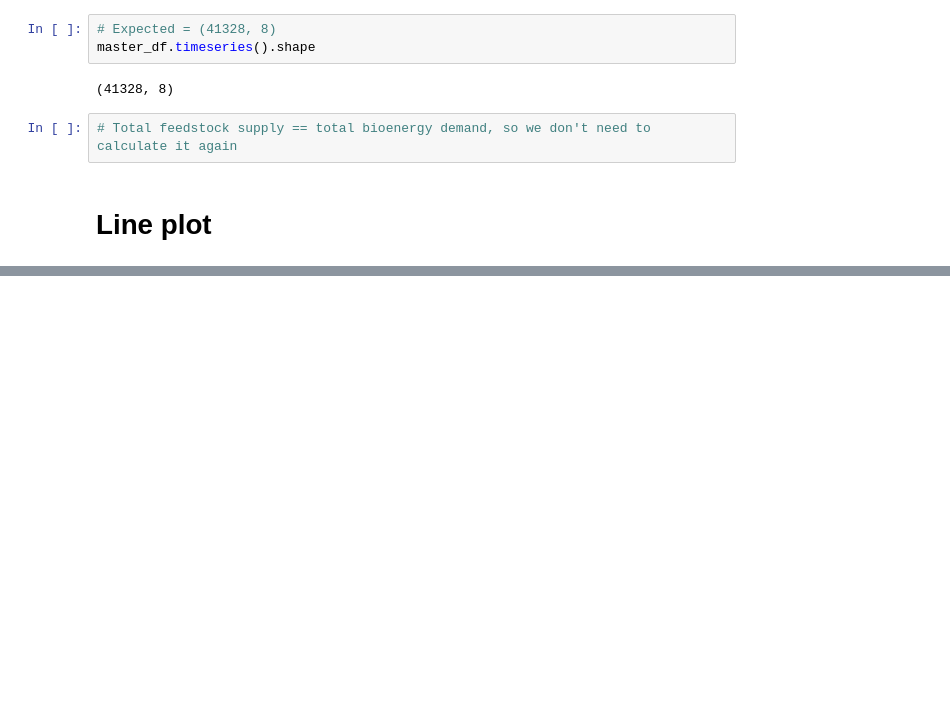
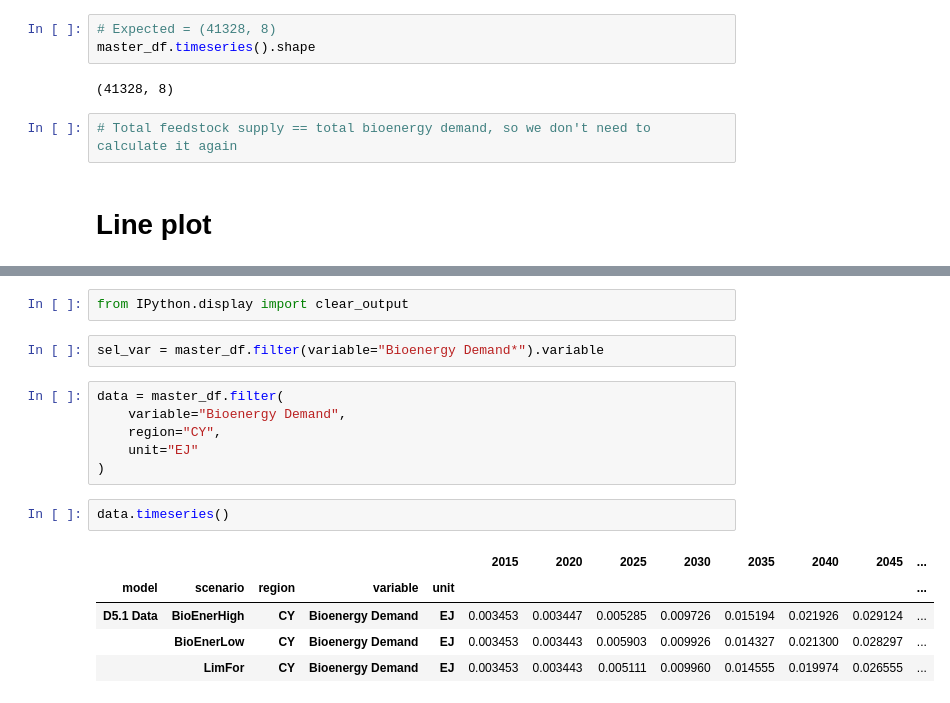
Before and after one commit to firzari/forest_data_analysis, a Jupyter notebook: notebook/D5.1_line_plot_sectoral_demand.ipynb, the cells around one changed output, grey strips where cells are left out. Saved outputs shown, nothing was run; the diff lists cells and outputs as text; blank space fills up the shorter version.

```diff
--- a/notebook/D5.1_line_plot_sectoral_demand.ipynb
+++ b/notebook/D5.1_line_plot_sectoral_demand.ipynb
@@ -132,3 +145,21 @@ for v in sel_var:
 [figure]
 [figure]
 [figure]
+# %%
+from IPython.display import clear_output
+# %%
+sel_var = master_df.filter(variable="Bioenergy Demand*").variable
+# %%
+data = master_df.filter(
+    variable="Bioenergy Demand",
+    region="CY",
+    unit="EJ"
+)
+# %%
+data.timeseries()
+# %% [output]
+|  |  |  |  |  | 2015 | 2020 | 2025 | 2030 | 2035 | 2040 | 2045 | ... |
+| model | scenario | region | variable | unit |  |  |  |  |  |  |  | ... |
+| D5.1 Data | BioEnerHigh | CY | Bioenergy Demand | EJ | 0.003453 | 0.003447 | 0.005285 | 0.009726 | 0.015194 | 0.021926 | 0.029124 | ... |
+|  | BioEnerLow | CY | Bioenergy Demand | EJ | 0.003453 | 0.003443 | 0.005903 | 0.009926 | 0.014327 | 0.021300 | 0.028297 | ... |
+|  | LimFor | CY | Bioenergy Demand | EJ | 0.003453 | 0.003443 | 0.005111 | 0.009960 | 0.014555 | 0.019974 | 0.026555 | ... |
```
Also changed, not shown: parts of 5 cells of this notebook.
